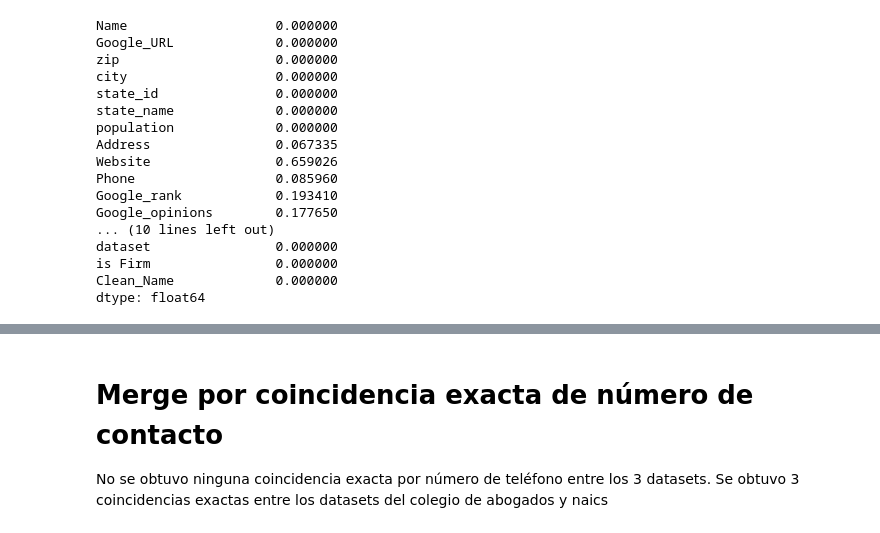
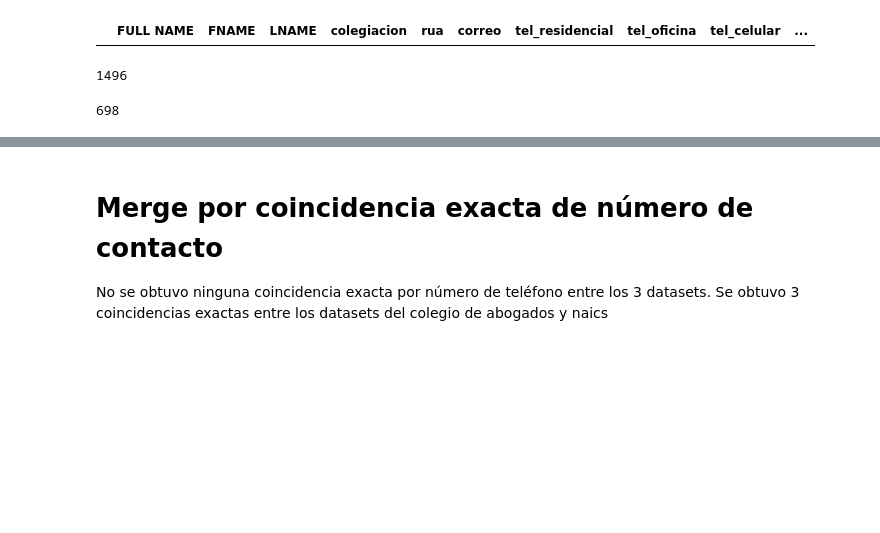
Before and after one commit to jhonvlex/join_dataframes, a Jupyter notebook: src_any_abogados_dev_df_er_main.ipynb, the cells around one changed output, grey strips where cells are left out. Drawn from its saved outputs; the diff is of its cells as text; code cells hidden in the pictures; blank space fills up the shorter version.

```diff
--- a/src_any_abogados_dev_df_er_main.ipynb
+++ b/src_any_abogados_dev_df_er_main.ipynb
@@ -34,9 +34,18 @@ df_gm_o["Email"] = df_gm_o["Email"].str.strip().replace(["Not available"], np.na
 df_gm_o["dataset"] = "gm"
 df_ca_o["dataset"] = "ca"
 df_naics_o["dataset"] = "naics"
+# %%
+df_naics_o[df_naics_o["Name_N"] == "nestor lo presti reyes"]
+df_ca_o[df_ca_o["FULL NAME"] == "nestor lo presti reyes"]
+# %% [output]
+|  | FULL NAME | FNAME | LNAME | colegiacion | rua | correo | tel_residencial | tel_oficina | tel_celular | ... |
 # %%
 #Agregar columna "is Firm" para diferenciar Firma de Abogados
 df_gm_o['is Firm'] = df_gm_o['Name'].apply(lambda x: bool(re.search(src.pattern_firma, str(x), flags=re.IGNORECASE)))
+# %%
+len(df_gm_o)
+# %% [output]
+1496
 # %%
 #DataFrame que almacena los registros que son firmas
 df_gm_firmas = df_gm_o[df_gm_o["is Firm"]]
@@ -53,30 +62,16 @@ df_naics_o["Name_N"] = df_naics_o["Name_N"].apply(lambda x: src.name_normalized(
 df_gm_o = df_gm_o.reset_index(drop=True)
 df_ca_o = df_ca_o.reset_index(drop=True)
 df_naics_o = df_naics_o.reset_index(drop=True)
+# %%
+len(df_gm_o)
+# %% [output]
+698
 # %%
 # Columnas importantes: Name, city, state_name, Address, Website,Phone,Google_category,Type,Email,Specialization,Education,ExperiencE
 # Columnas a Analizar: zip, state_id, Orig Specialization
 # NO Columnas importantes: Google_URL, population,Google_rank,Google_opinions,Google_category,Processed,Name AI
 
-df_gm_o.isna().mean()
+#df_gm_o.isna().mean()
-# %% [output]
-Name                   0.000000
-Google_URL             0.000000
-zip                    0.000000
-city                   0.000000
-state_id               0.000000
-state_name             0.000000
-population             0.000000
-Address                0.067335
-Website                0.659026
-Phone                  0.085960
-Google_rank            0.193410
-Google_opinions        0.177650
-... (10 lines left out)
-dataset                0.000000
-is Firm                0.000000
-Clean_Name             0.000000
-dtype: float64
 # %%
 # Columnas importantes: FULL NAME', 'FNAME', 'LNAME
 # Columnas a Analizar:
```
Also changed, not shown: parts of 19 cells of this notebook, 4 other files.
